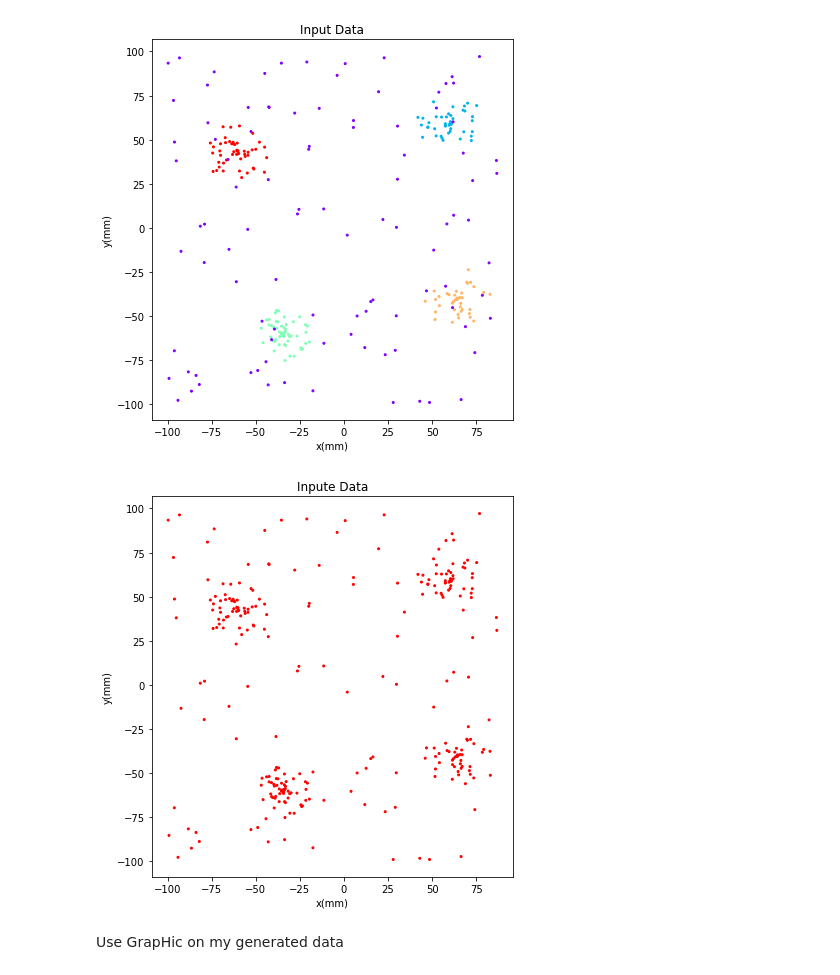
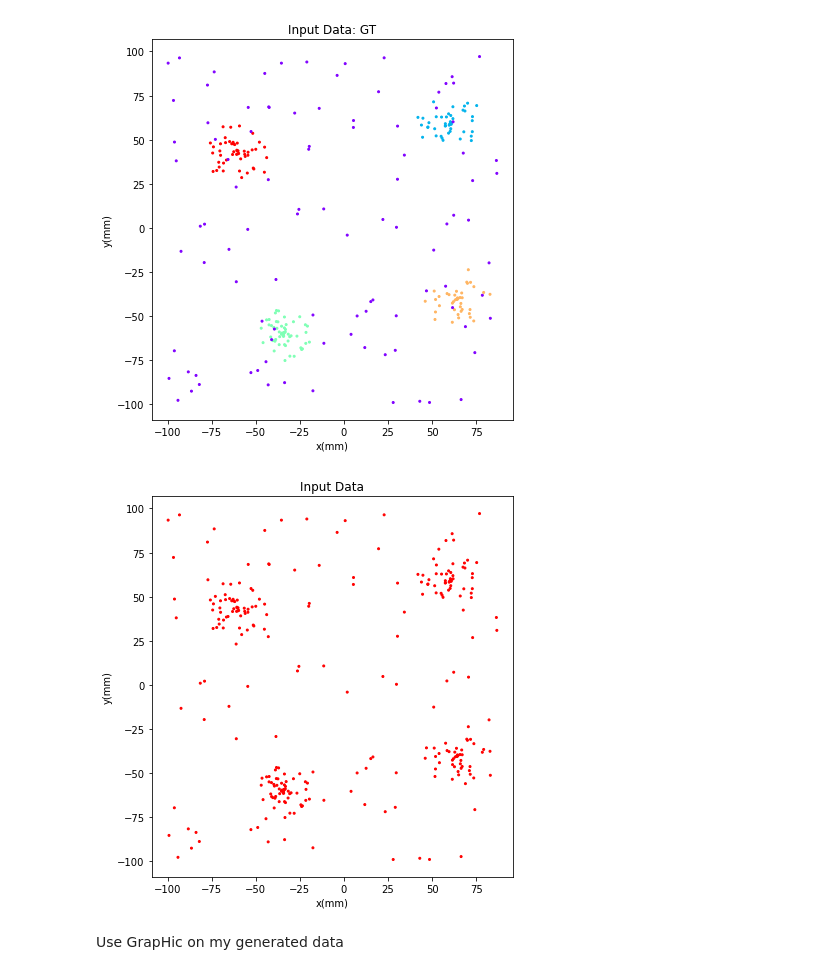
Before and after one commit to ElianaRenzo/pdm, a Jupyter notebook: Codes_exercices/my_toy_example.ipynb, the cells around one changed output. Saved outputs shown, nothing was run; the diff lists cells and outputs as text; code cells hidden in the pictures.

```diff
--- a/Codes_exercices/my_toy_example.ipynb
+++ b/Codes_exercices/my_toy_example.ipynb
@@ -46,37 +46,37 @@ centers = [(-60, 42), (65, -40), (-35, -60), (60, 60)]
 points  = np.array([[0, 0]])
 numbers = [50, 40, 55, 45]
 
 for i, center in enumerate(centers):
     temp = give_circle_points(16, 20, numbers[i], center)
     truelabels = truelabels + [k for t in list(range(numbers[i]))]
     k          = k + 1
     for t in temp:
         points = np.append(points, [t], axis=0)
 
 points = points[1:]
 
 
 noise      = np.random.uniform(low=[-100, -100], high=[100, 100], size=(100,2))
 truelabels = truelabels + [k for t in  list(range(100))]
 k          = k + 1
 for t in noise:
     points = np.append(points, [t], axis=0)
 
 P1              = points
 Sigma1          = np.ones((P1.shape[0], 2, 2)) * 0.5
 Sigma1[:, 0, 1] = 0
 Sigma1[:, 1, 0] = 0
 n1              = np.ones((P1.shape[0], 1)).ravel()
 truelabels      = np.array(truelabels)
 
 
 
 
-plot_points(P1, truelabels, 'Input Data', 4)
-plot_points(P1, truelabels * 0, 'Inpute Data', 4)
+plot_points(P1, truelabels, 'Input Data: GT', 4)
+plot_points(P1, truelabels * 0, 'Input Data', 4)
 # %% [output]
-[figure, old version]
+[figure, new version]
-[figure, old version]
+[figure, new version]
 # %% [markdown]
 Use GrapHic on my generated data
 # %%
```
Also changed, not shown: parts of 11 cells of this notebook, 1 other file.
